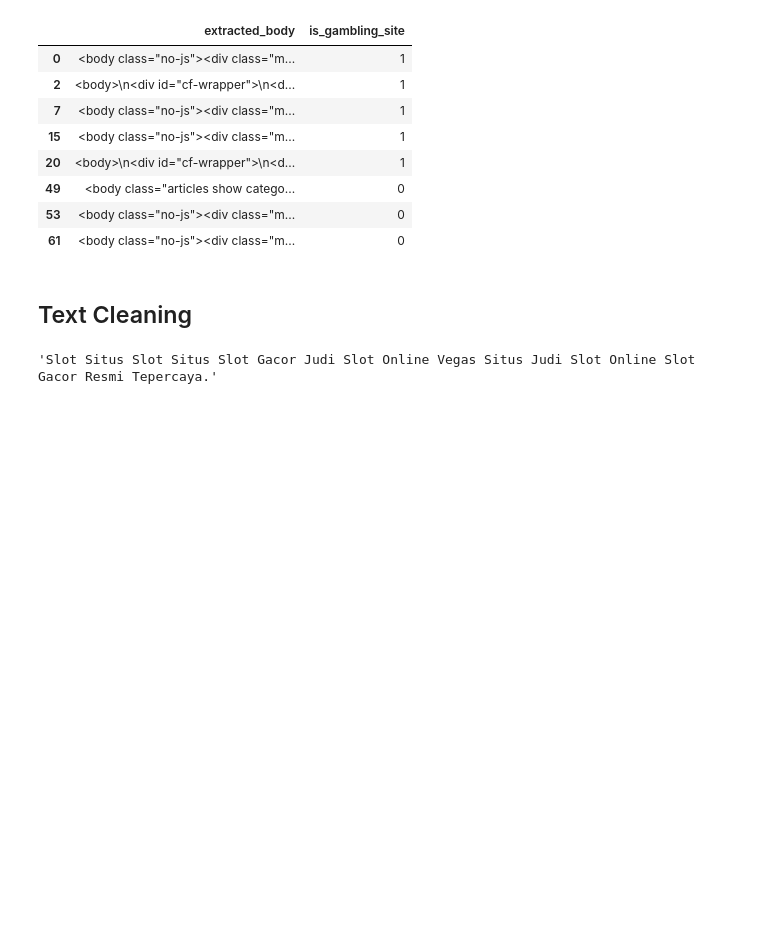
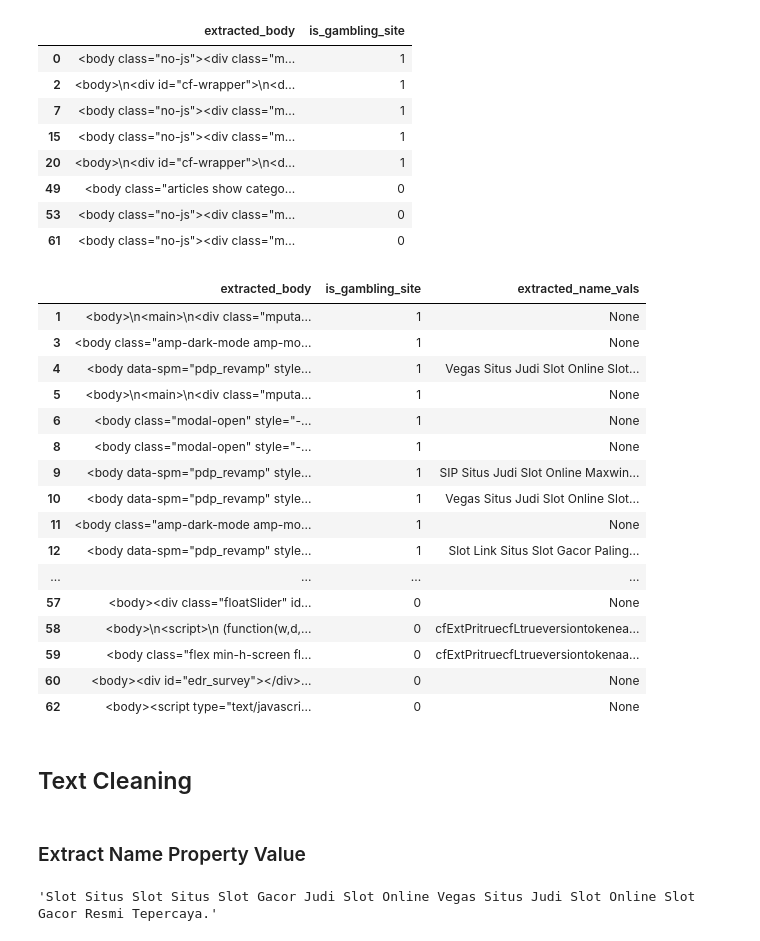
Before and after one commit to Gustana/GambleSniffer, a Jupyter notebook: data_cleaning.ipynb, the cells around one changed output. Drawn from its saved outputs; the diff is of its cells as text; code cells hidden in the pictures; blank space fills up the shorter version.

Commit message:
add method to extract name attributes

```diff
--- a/data_cleaning.ipynb
+++ b/data_cleaning.ipynb
@@ -84,6 +84,28 @@ df_clean.loc[df_clean["extracted_body"].str.contains('cloudflare.com', case=Fals
 df_clean = df_clean.drop(
     index = df_clean.loc[df_clean["extracted_body"].str.contains('cloudflare.com', case=False)].index
 )
+# %%
+df_clean
+# %% [output]
+|  | extracted_body | is_gambling_site | extracted_name_vals |
+| 1 | <body>\n<main>\n<div class="mputa... | 1 | None |
+| 3 | <body class="amp-dark-mode amp-mo... | 1 | None |
+| 4 | <body data-spm="pdp_revamp" style... | 1 | Vegas Situs Judi Slot Online Slot... |
+| 5 | <body>\n<main>\n<div class="mputa... | 1 | None |
+| 6 | <body class="modal-open" style="-... | 1 | None |
+| 8 | <body class="modal-open" style="-... | 1 | None |
+| 9 | <body data-spm="pdp_revamp" style... | 1 | SIP Situs Judi Slot Online Maxwin... |
+| 10 | <body data-spm="pdp_revamp" style... | 1 | Vegas Situs Judi Slot Online Slot... |
+| 11 | <body class="amp-dark-mode amp-mo... | 1 | None |
+| 12 | <body data-spm="pdp_revamp" style... | 1 | Slot Link Situs Slot Gacor Paling... |
+| ... | ... | ... | ... |
+| 57 | <body><div class="floatSlider" id... | 0 | None |
+| 58 | <body>\n<script>\n (function(w,d,... | 0 | cfExtPritruecfLtrueversiontokenea... |
+| 59 | <body class="flex min-h-screen fl... | 0 | cfExtPritruecfLtrueversiontokenaa... |
+| 60 | <body><div id="edr_survey"></div>... | 0 | None |
+| 62 | <body><script type="text/javascri... | 0 | None |
 # %% [markdown]
 ## Text Cleaning
+# %% [markdown]
+### Extract Name Property Value
 # %%
```
Also changed, not shown: parts of 7 cells of this notebook.
